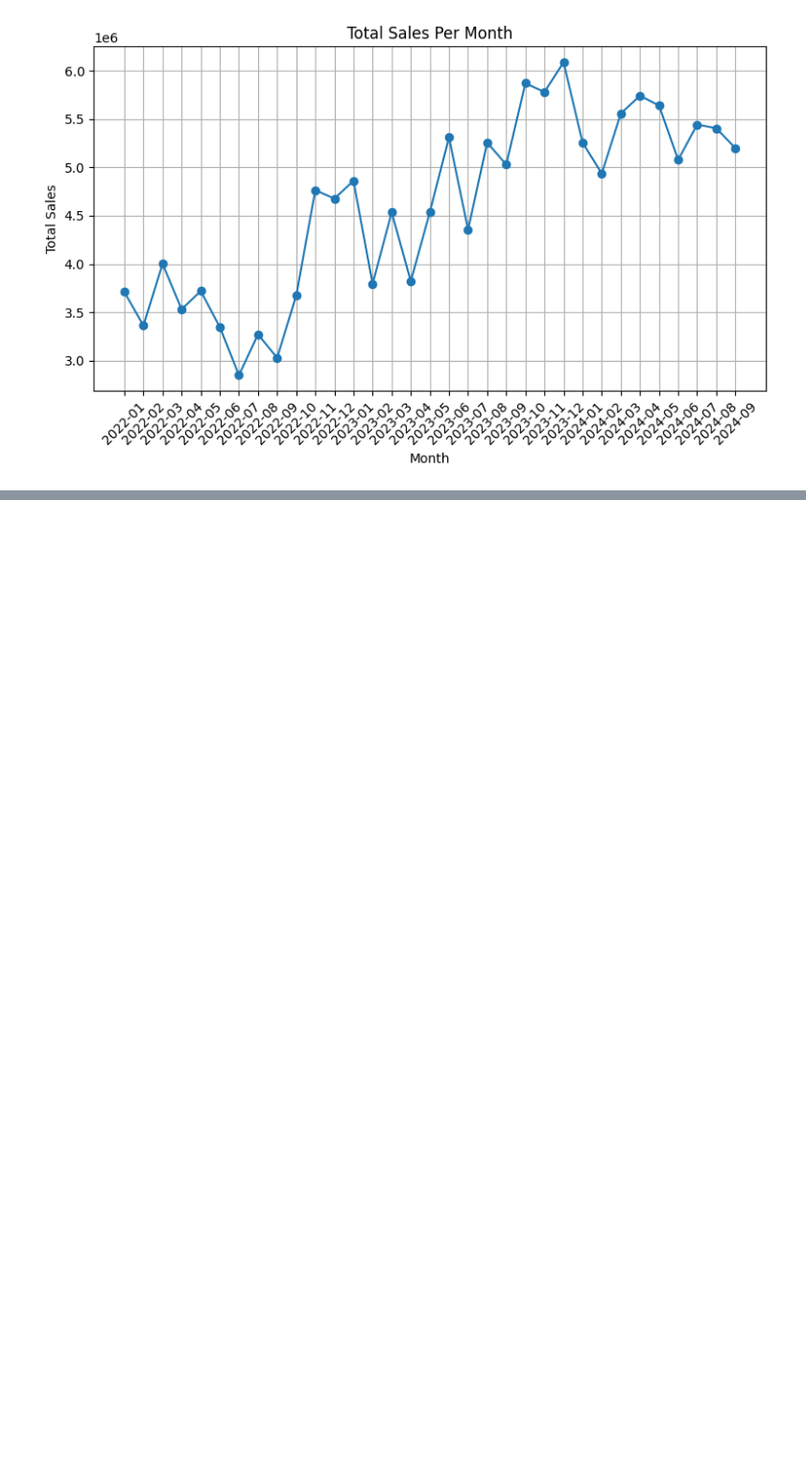
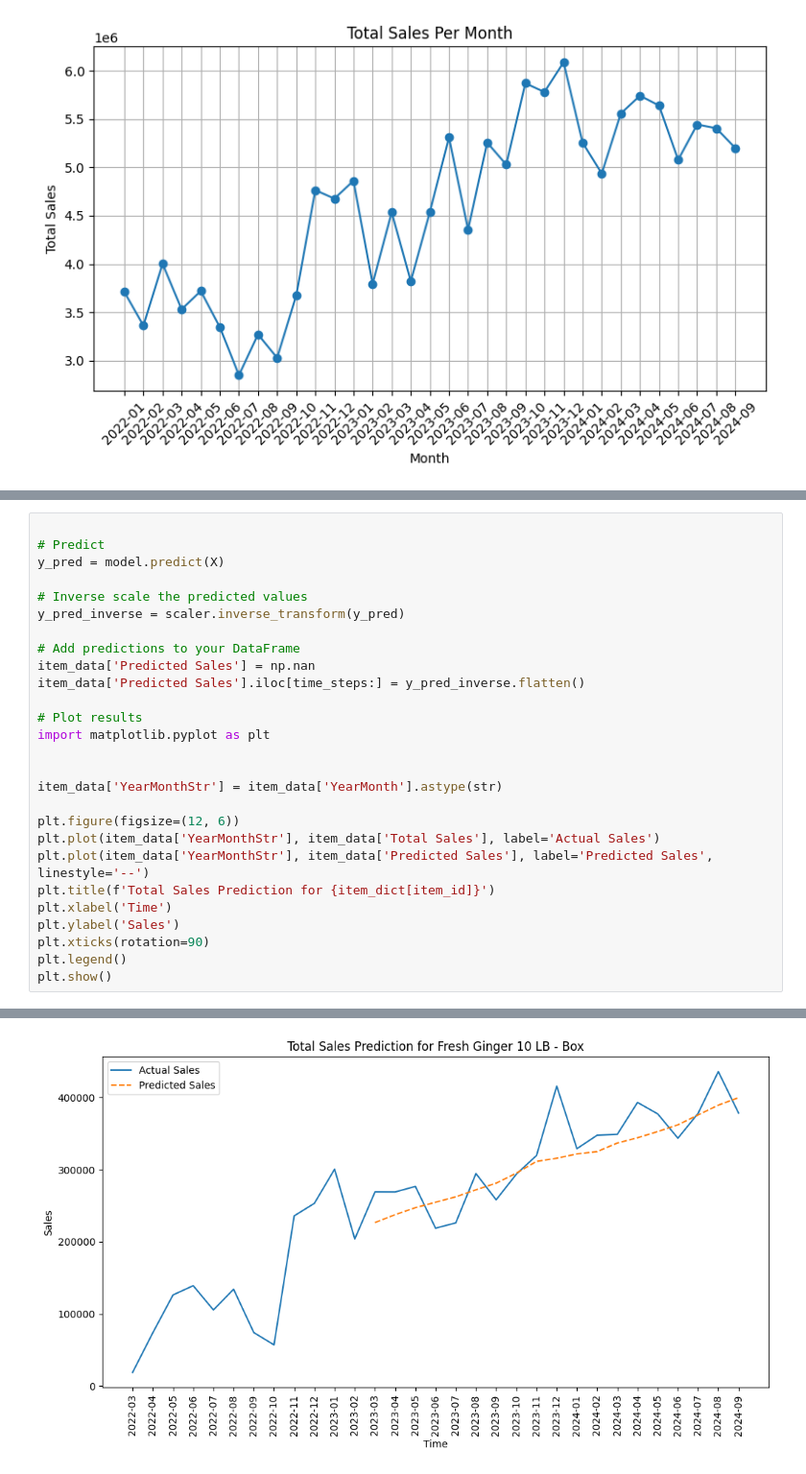
Before and after one commit to Garland-AI/sales-prediction, a Jupyter notebook: notebook/sales_prediction.ipynb, the cells around one changed output, grey strips where cells are left out. Shown at 96% size. Saved outputs shown, nothing was run; the diff lists cells and outputs as text; blank space fills up the shorter version.

```diff
--- a/notebook/sales_prediction.ipynb
+++ b/notebook/sales_prediction.ipynb
@@ -232,0 +170,28 @@ See the caveats in the documentation: https://pandas.pydata.org/pandas-docs/stab
+# %%
+
+# Predict
+y_pred = model.predict(X)
+
+# Inverse scale the predicted values
+y_pred_inverse = scaler.inverse_transform(y_pred)
+
+# Add predictions to your DataFrame
+item_data['Predicted Sales'] = np.nan
+item_data['Predicted Sales'].iloc[time_steps:] = y_pred_inverse.flatten()
+
+# Plot results
+import matplotlib.pyplot as plt
+
+
+item_data['YearMonthStr'] = item_data['YearMonth'].astype(str)
+
+plt.figure(figsize=(12, 6))
+plt.plot(item_data['YearMonthStr'], item_data['Total Sales'], label='Actual Sales')
+plt.plot(item_data['YearMonthStr'], item_data['Predicted Sales'], label='Predicted Sales', linestyle='--')
+plt.title(f'Total Sales Prediction for {item_dict[item_id]}')
+plt.xlabel('Time')
+plt.ylabel('Sales')
+plt.xticks(rotation=90)
+plt.legend()
+plt.show()
+# %% [output]
@@ -232,0 +216 @@ See the caveats in the documentation: https://pandas.pydata.org/pandas-docs/stab
+[figure, added]
```
Also changed, not shown: parts of 7 cells of this notebook.
